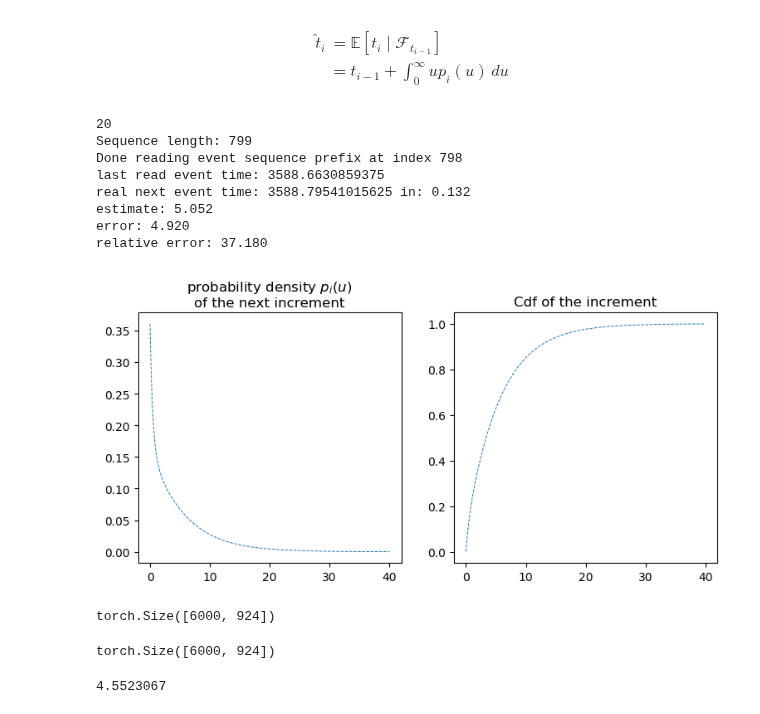
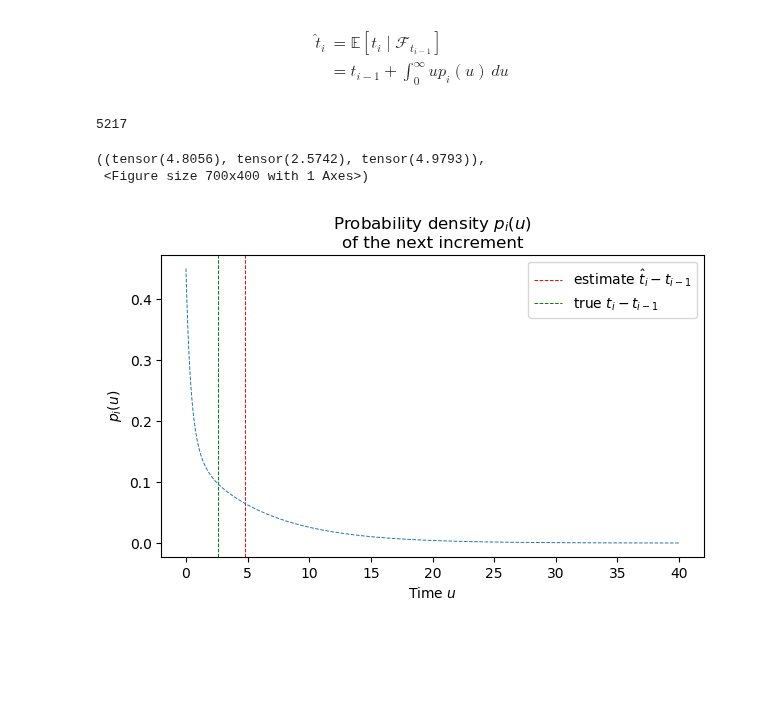
Before and after one commit to Deeptradingfx/point-process-nets, a Jupyter notebook: notebooks/decayrnn.ipynb, the cells around one changed output. Cells and saved outputs as stored; diff of their text form; code cells hidden in the pictures; blank space fills up the shorter version.

```diff
--- a/notebooks/decayrnn.ipynb
+++ b/notebooks/decayrnn.ipynb
@@ -61,8 +62,7 @@ Available files:
 # SET THESE PARAMETERS
 process_dim = 1
 print("Process dimension: {}".format(process_dim))
-choose_file_index = 0
-chosen_data_file = SYNTH_DATA_FILES[choose_file_index]
+chosen_data_file = SYNTH_DATA_FILES[1]
 print("Data file: {}".format(chosen_data_file))
 # %% [output]
 Process dimension: 1
@@ -231,6 +229,6 @@ for p in MODEL_FILES:
 ../saved_models/HawkesDecayRNN-1d_hidden64-20181206-234848.pth
 # %%
-load_filename = MODEL_FILES[1]
+load_filename = MODEL_FILES[3]
 print("chosen file:", load_filename)
 
 load_file_timestamp = "-".join(os.path.splitext(os.path.basename(load_filename))[0].split('-')[-2:])
@@ -389,28 +386,16 @@ import matplotlib.pyplot as plt
 from models.decayrnn import read_predict
+# %%
+my_index = torch.randint(0, 6000, (1,)).int().item()
+print(my_index)
+# %% [output]
+5217
 # %%
-my_index = 20
-print(my_index)
-
 _seq_data = (seq_times[my_index],
              seq_types[my_index],
              seq_lengths[my_index])
 
 read_predict(model, *_seq_data, plot=True)
 # %% [output]
-20
-Sequence length: 799
-Done reading event sequence prefix at index 798
-last read event time: 3588.6630859375
-real next event time: 3588.79541015625 in: 0.132
-estimate: 5.052
-error: 4.920
-relative error: 37.180
+((tensor(4.8056), tensor(2.5742), tensor(4.9793)),
+ <Figure size 700x400 with 1 Axes>)
-[figure, old version]
+[figure, new version]
-# %%
-print(seq_times.shape)
-# %% [output]
-torch.Size([6000, 924])
-# %%
-seq_times.shape
-# %% [output]
-torch.Size([6000, 924])
@@ -428,7 +416,3 @@ for index_ in range(100):
     estimates.append(est)
     real_incrs.append(real_dt)
     errors.append(err)
-# %%
-np.sqrt(np.mean(errors))
-# %% [output]
-4.5523067
```
Also changed, not shown: parts of 14 cells of this notebook, 8 other files.
